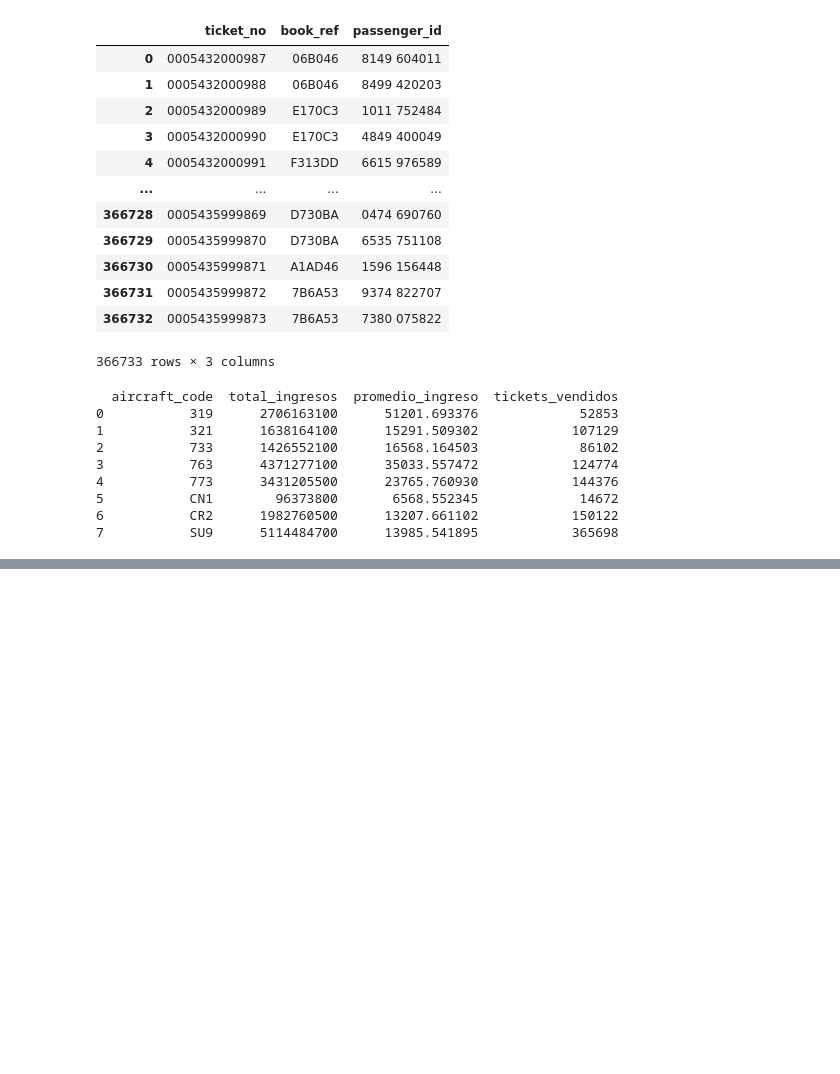
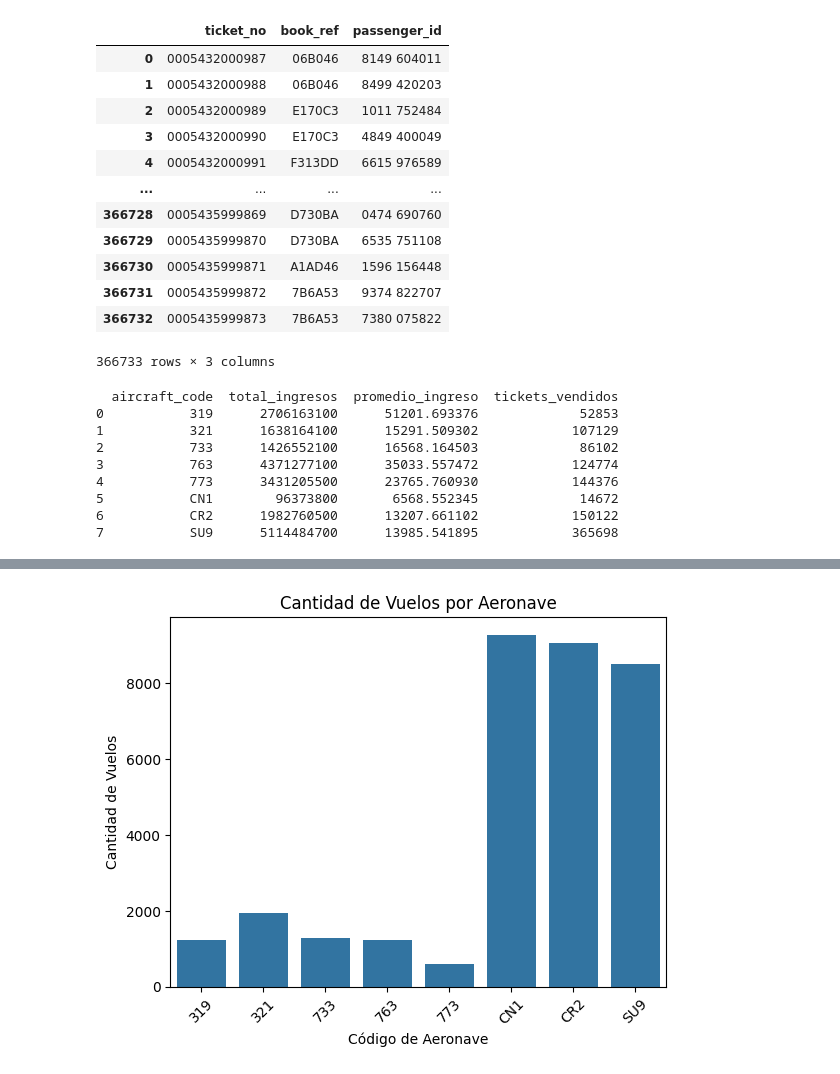
Before and after one commit to SORTEGA11/ProyectoFinalAerolineas, a Jupyter notebook: EDA/Vuelos.ipynb, the cells around one changed output, grey strips where cells are left out. Cells and saved outputs as stored; diff of their text form; code cells hidden in the pictures; blank space fills up the shorter version.

```diff
--- a/EDA/Vuelos.ipynb
+++ b/EDA/Vuelos.ipynb
@@ -365,0 +377,9 @@ print(ingresos_por_avion)
+# %%
+# Cantidad de vuelos por aeronave
+# Agrupar por aeronave y contar los vuelos
+vuelos_por_aeronave = vuelos.groupby('aircraft_code')['flight_no'].count().reset_index()
+
+# Renombrar la columna para mayor claridad
+vuelos_por_aeronave.columns = ['aircraft_code', 'cantidad_vuelos']
+
+print(vuelos_por_aeronave)
@@ -366,3 +396,14 @@ print(ingresos_por_avion)
+# %%
+sns.barplot(x='aircraft_code', y='cantidad_vuelos', data=vuelos_por_aeronave)
+
+# Personalizar el gráfico
+plt.xlabel('Código de Aeronave')
+plt.ylabel('Cantidad de Vuelos')
+plt.title('Cantidad de Vuelos por Aeronave')
+plt.xticks(rotation=45)  # Rotar las etiquetas del eje x si son muchas
+plt.show()
+# %% [output]
+[figure, added]
 # %%
 plt.figure(figsize=(10, 6))
 plt.bar(ingresos_por_avion['aircraft_code'], ingresos_por_avion['total_ingresos'])
```
Also changed, not shown: parts of 13 cells of this notebook.
